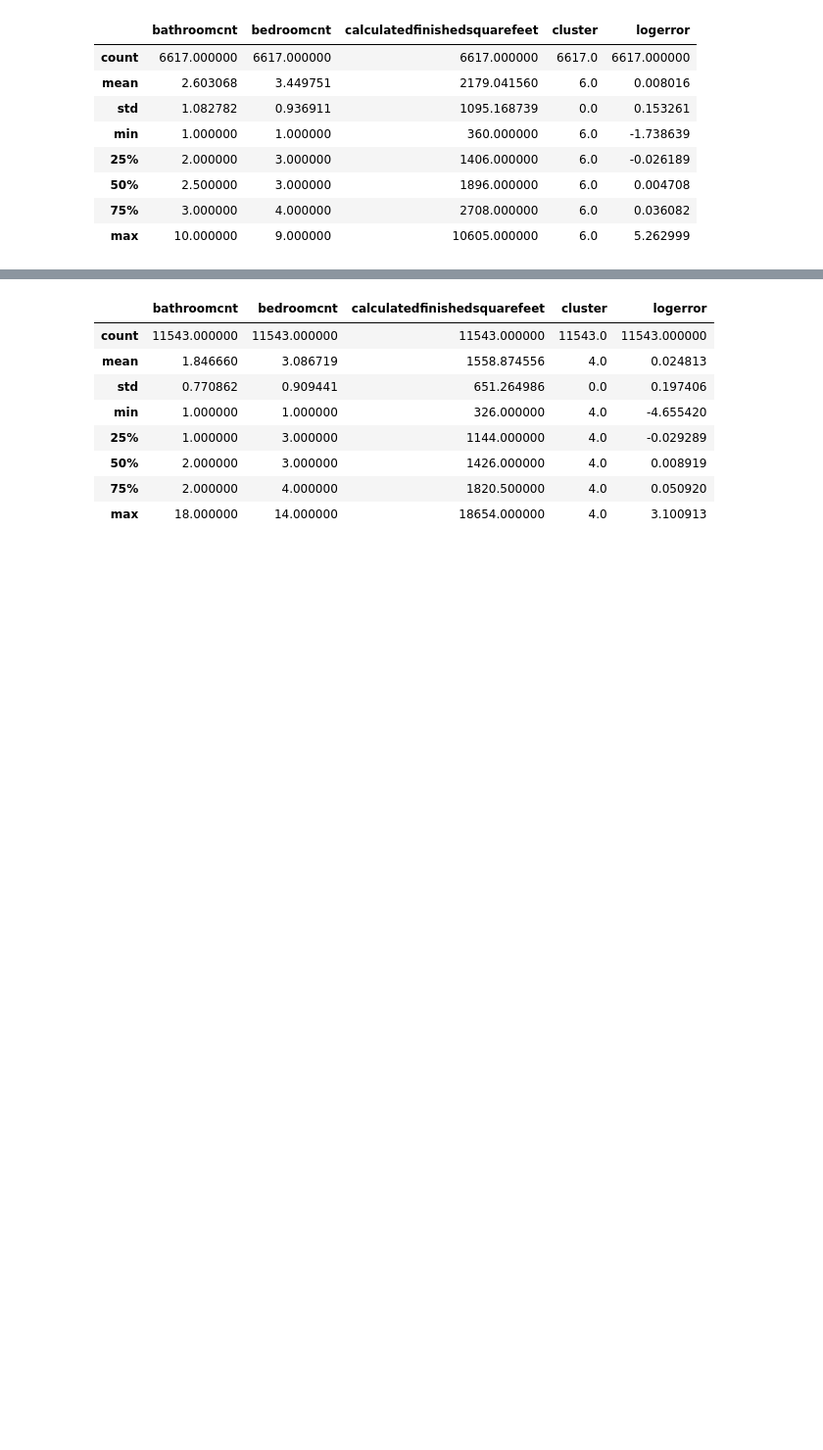
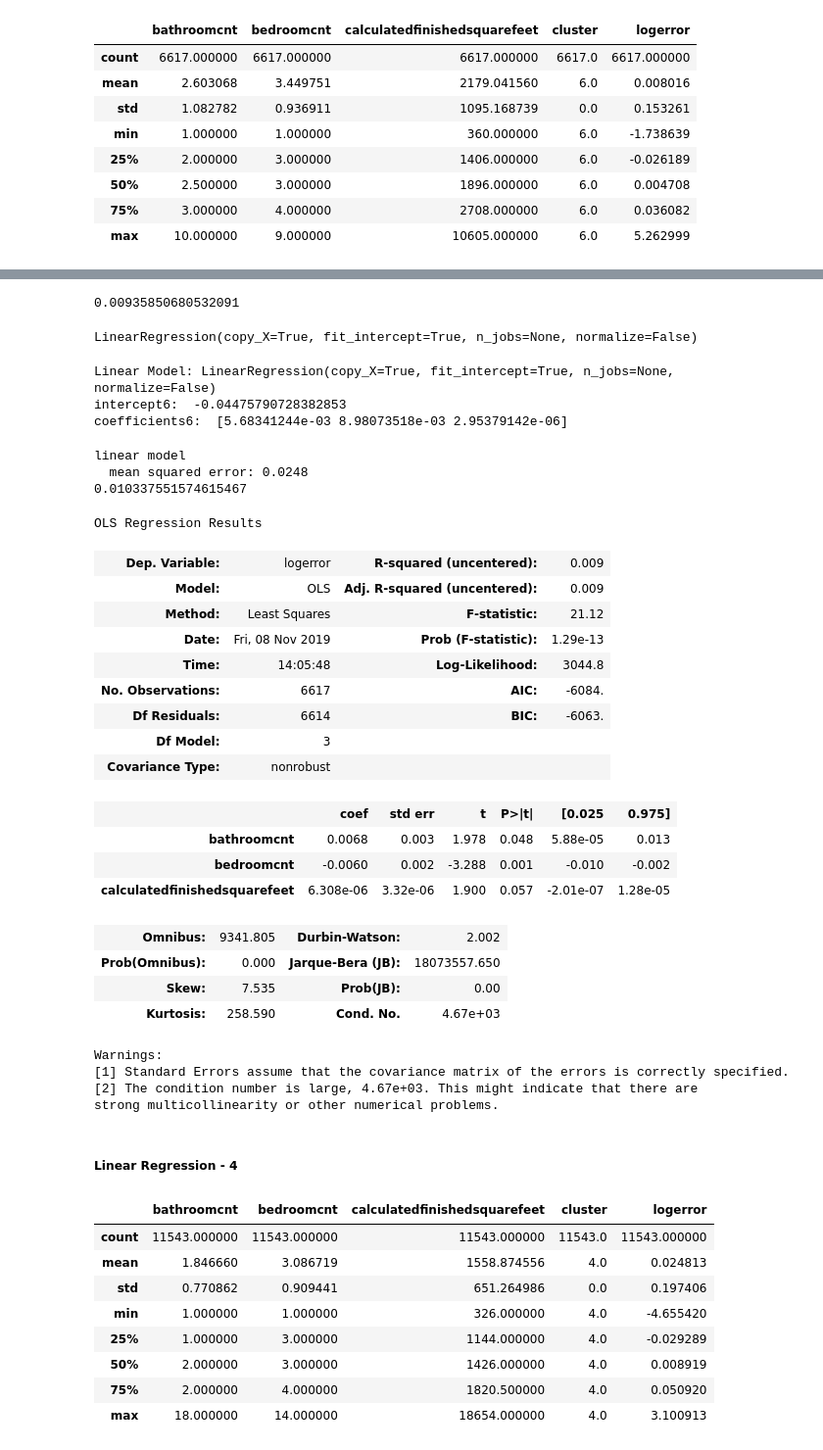
Before and after one commit to BayesEliaSantos/Bayes_P04_Zillow, a Jupyter notebook: Modeling Within the Clusters.ipynb, the cells around one changed output, grey strips where cells are left out. Shown at 98% size. Cells and saved outputs as stored; diff of their text form; code cells hidden in the pictures; blank space fills up the shorter version.

Commit message:
LR tests done on all sig clusters

```diff
--- a/Modeling Within the Clusters.ipynb
+++ b/Modeling Within the Clusters.ipynb
@@ -578,0 +592,25 @@ model6.describe()
+# %%
+from sklearn.linear_model import LinearRegression
+lm6 = LinearRegression()
+# %%
+lm6.fit(X_train6, y_train6)
+print(lm6.score(X_test6, y_test6))
+# %% [output]
+0.00935850680532091
+# %%
+lm6.fit(X_train6,y_train6)
+# %% [output]
+LinearRegression(copy_X=True, fit_intercept=True, n_jobs=None, normalize=False)
+# %%
+lm6.fit(X_train6, y_train6)
+print("Linear Model:", lm6)
+
+lm_y_intercept6 = lm6.intercept_
+print("intercept6: ", lm_y_intercept6)
+
+lm_coefficients6 = lm6.coef_
+print("coefficients6: ", lm_coefficients6)
+# %% [output]
+Linear Model: LinearRegression(copy_X=True, fit_intercept=True, n_jobs=None, normalize=False)
+intercept6:  -0.04475790728382853
+coefficients6:  [5.68341244e-03 8.98073518e-03 2.95379142e-06]
@@ -579,3 +619,46 @@ model6.describe()
+# %%
+mse_lm6 = mean_squared_error(y_train6, y_pred_lm6)
+print("linear model\n  mean squared error: {:.3}".format(mse_lm6))
+
+r2_lm6 = r2_score(y_train6, y_pred_lm6)
+print((r2_lm6))
+# %% [output]
+linear model
+  mean squared error: 0.0248
+0.010337551574615467
+# %%
+import statsmodels.api as sm
+
+#OLS object to analyze features
+
+ols_model6 = sm.OLS(y_train6, X_train6)
+regr6 = sm.OLS(y6, X6).fit()
+regr6.summary()
+# %% [output]
+OLS Regression Results
+| Dep. Variable: | logerror | R-squared (uncentered): | 0.009 |
+| Model: | OLS | Adj. R-squared (uncentered): | 0.009 |
+| Method: | Least Squares | F-statistic: | 21.12 |
+| Date: | Fri, 08 Nov 2019 | Prob (F-statistic): | 1.29e-13 |
+| Time: | 14:05:48 | Log-Likelihood: | 3044.8 |
+| No. Observations: | 6617 | AIC: | -6084. |
+| Df Residuals: | 6614 | BIC: | -6063. |
+| Df Model: | 3 |  |  |
+| Covariance Type: | nonrobust |  |  |
+|  | coef | std err | t | P>|t| | [0.025 | 0.975] |
+| bathroomcnt | 0.0068 | 0.003 | 1.978 | 0.048 | 5.88e-05 | 0.013 |
+| bedroomcnt | -0.0060 | 0.002 | -3.288 | 0.001 | -0.010 | -0.002 |
+| calculatedfinishedsquarefeet | 6.308e-06 | 3.32e-06 | 1.900 | 0.057 | -2.01e-07 | 1.28e-05 |
+| Omnibus: | 9341.805 | Durbin-Watson: | 2.002 |
+| Prob(Omnibus): | 0.000 | Jarque-Bera (JB): | 18073557.650 |
+| Skew: | 7.535 | Prob(JB): | 0.00 |
+| Kurtosis: | 258.590 | Cond. No. | 4.67e+03 |
+Warnings:
+[1] Standard Errors assume that the covariance matrix of the errors is correctly specified.
+[2] The condition number is large, 4.67e+03. This might indicate that there are
+strong multicollinearity or other numerical problems.
+# %% [markdown]
+##### Linear Regression - 4
 # %%
 model4= model.loc[model['cluster']==4]
 model4.describe()
```
Also changed, not shown: parts of 34 cells of this notebook, 1 other file.
